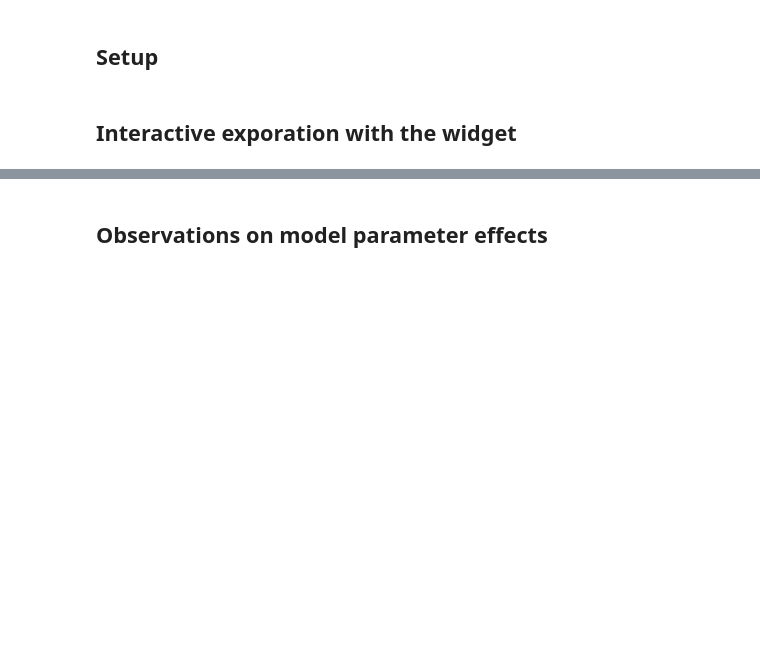
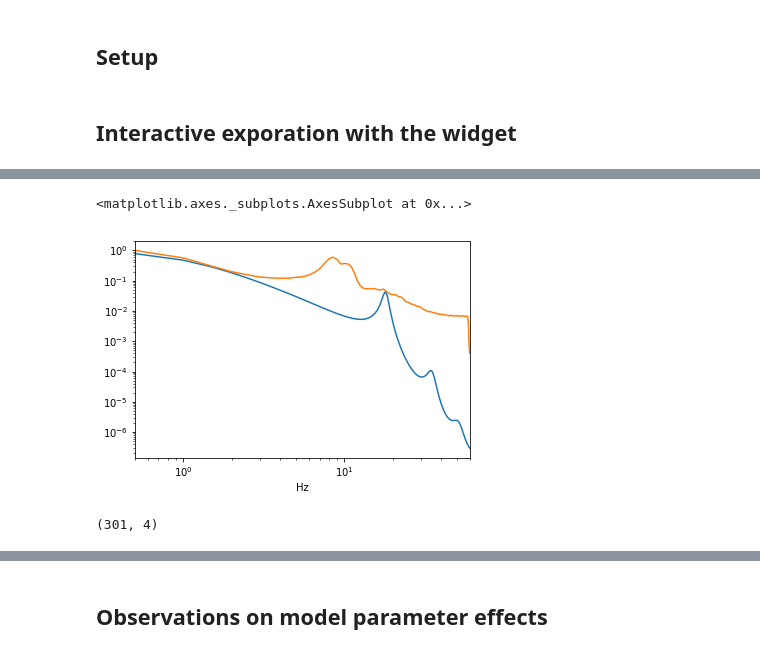
Before and after one commit to Lefebvrelab/SpectralNeuralModels, a Jupyter notebook: notes/notebooks/looking_at_the_abeysuriya_model.ipynb, the cells around one changed output, grey strips where cells are left out. Drawn from its saved outputs; the diff is of its cells as text; code cells hidden in the pictures; blank space fills up the shorter version.

```diff
--- a/notes/notebooks/looking_at_the_abeysuriya_model.ipynb
+++ b/notes/notebooks/looking_at_the_abeysuriya_model.ipynb
@@ -31,0 +66,11 @@ aW50ZXJhY3RpdmUoY2hpbGRyZW49KEludFNsaWRlcih2YWx1ZT01LCBkZXNjcmlwdGlvbj11J0dfZWUn
+# %%
+fig, ax = plt.subplots()
+mod.compute_P(mod.freqs,return_df=True,normalize=True)['P_EEG_EMG'].loc[:60].plot(logx=True,logy=True,xlim=[1,80],ax=ax)
+fit_df.loc[:60].data.plot(ax=ax,logy=True,logx=True)
+# %% [output]
+<matplotlib.axes._subplots.AxesSubplot at 0x...>
+[figure, added]
+# %%
+fit_df.shape
+# %% [output]
+(301, 4)
```
Also changed, not shown: parts of 35 cells of this notebook.
